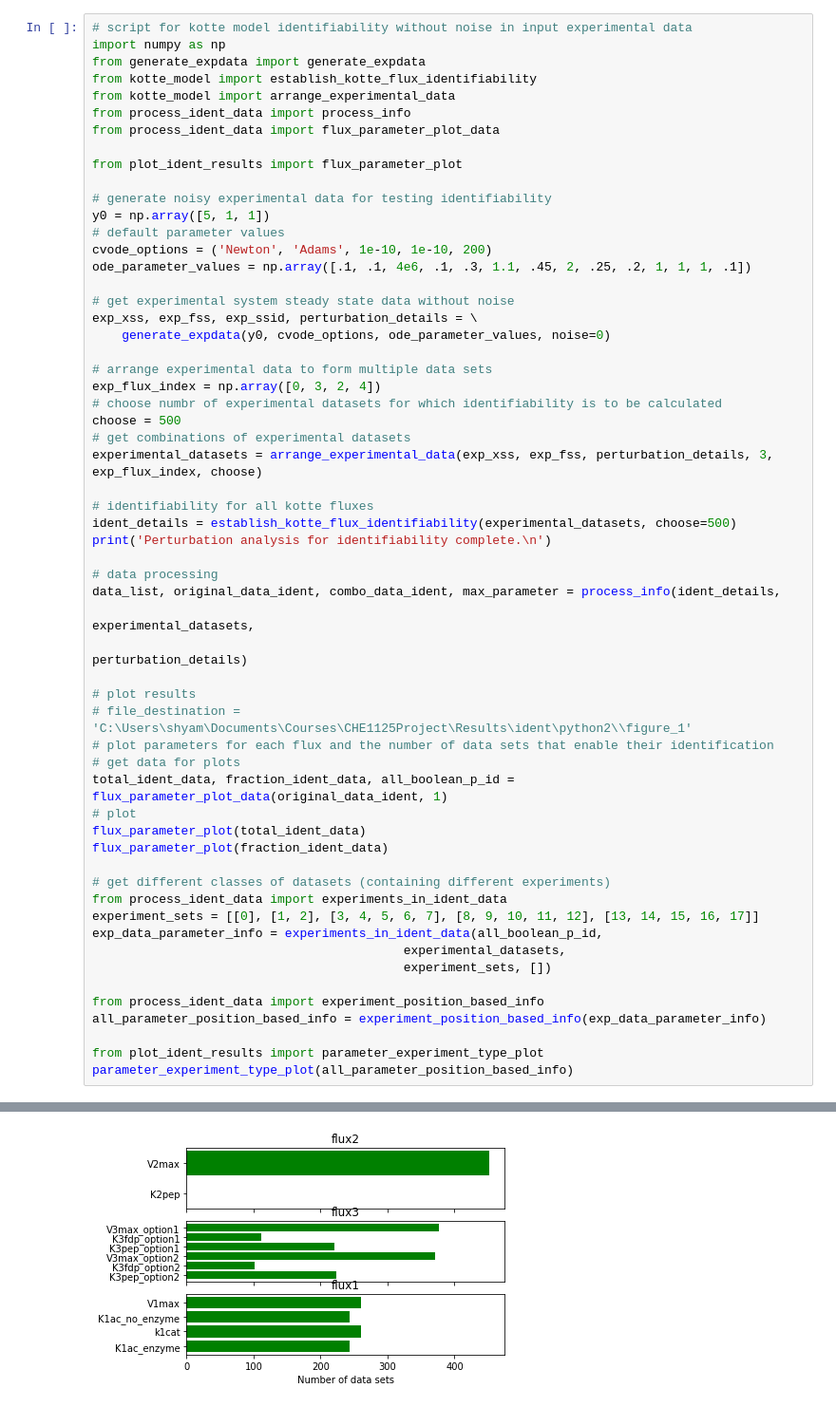
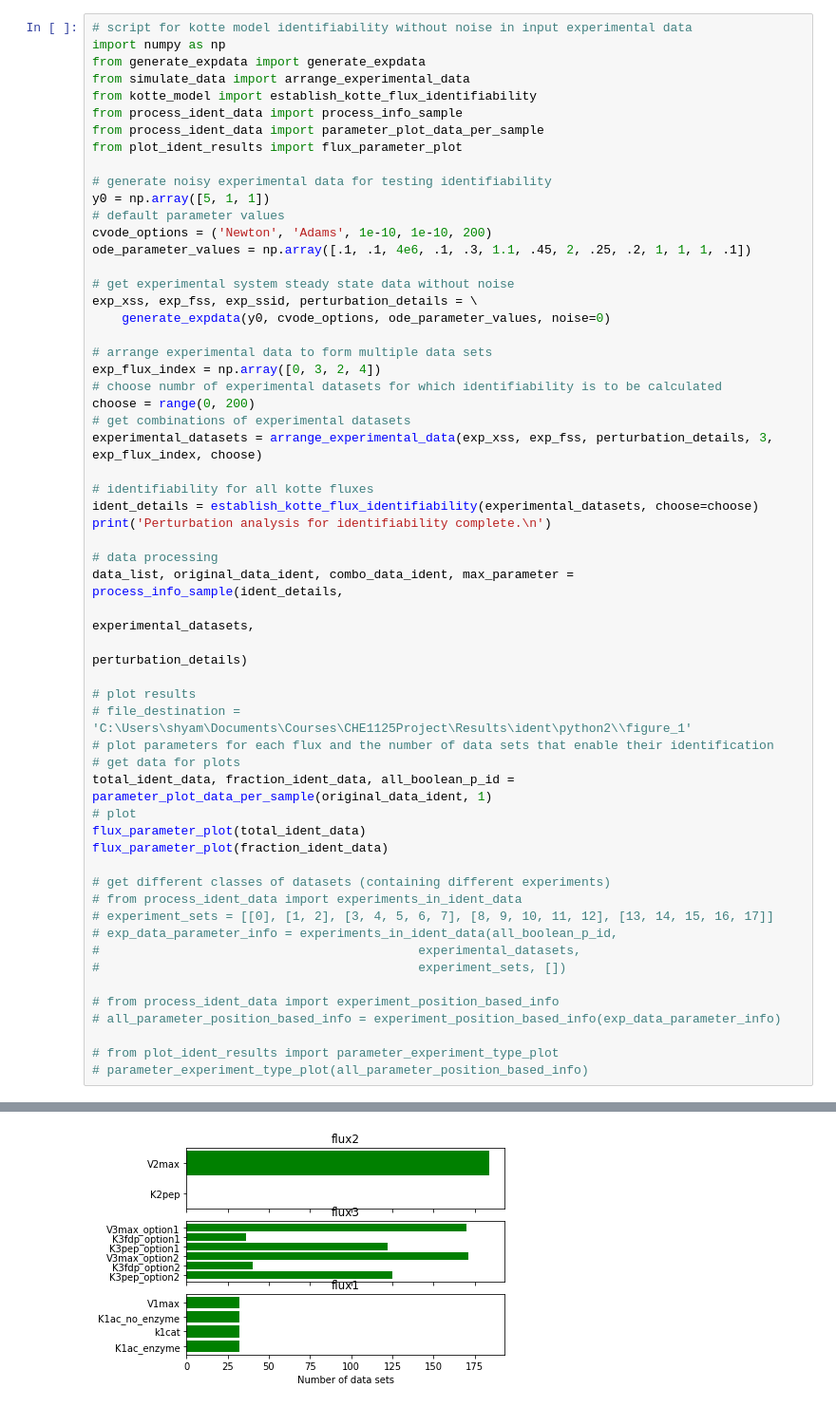
Before and after one commit to shyamsrinivasan/ident, a Jupyter notebook: ident/python2/ss-ident/no_noise.ipynb, the cells around one changed output, grey strips where cells are left out. Shown: that part at 95% size. Drawn from its saved outputs; the diff is of its cells as text.

Commit message:
working version with figure 1 for no noise case - see results cell

```diff
--- a/ident/python2/ss-ident/no_noise.ipynb
+++ b/ident/python2/ss-ident/no_noise.ipynb
@@ -2,11 +2,10 @@
 # script for kotte model identifiability without noise in input experimental data
 import numpy as np
 from generate_expdata import generate_expdata
+from simulate_data import arrange_experimental_data
 from kotte_model import establish_kotte_flux_identifiability
-from kotte_model import arrange_experimental_data
-from process_ident_data import process_info
-from process_ident_data import flux_parameter_plot_data
-
+from process_ident_data import process_info_sample
+from process_ident_data import parameter_plot_data_per_sample
 from plot_ident_results import flux_parameter_plot
 
 # generate noisy experimental data for testing identifiability
@@ -22,40 +21,40 @@ exp_xss, exp_fss, exp_ssid, perturbation_details = \
 # arrange experimental data to form multiple data sets
 exp_flux_index = np.array([0, 3, 2, 4])
 # choose numbr of experimental datasets for which identifiability is to be calculated
-choose = 500
+choose = range(0, 200)
 # get combinations of experimental datasets
 experimental_datasets = arrange_experimental_data(exp_xss, exp_fss, perturbation_details, 3, exp_flux_index, choose)
 
 # identifiability for all kotte fluxes
-ident_details = establish_kotte_flux_identifiability(experimental_datasets, choose=500)
+ident_details = establish_kotte_flux_identifiability(experimental_datasets, choose=choose)
 print('Perturbation analysis for identifiability complete.\n')
 
 # data processing
-data_list, original_data_ident, combo_data_ident, max_parameter = process_info(ident_details,
-                                                                               experimental_datasets,
-                                                                               perturbation_details)
+data_list, original_data_ident, combo_data_ident, max_parameter = process_info_sample(ident_details,
+                                                                                      experimental_datasets,
+                                                                                      perturbation_details)
 
 # plot results
 # file_destination = 'C:\Users\shyam\Documents\Courses\CHE1125Project\Results\ident\python2\\figure_1'
 # plot parameters for each flux and the number of data sets that enable their identification
 # get data for plots
-total_ident_data, fraction_ident_data, all_boolean_p_id = flux_parameter_plot_data(original_data_ident, 1)
+total_ident_data, fraction_ident_data, all_boolean_p_id = parameter_plot_data_per_sample(original_data_ident, 1)
 # plot
 flux_parameter_plot(total_ident_data)
 flux_parameter_plot(fraction_ident_data)
 
 # get different classes of datasets (containing different experiments)
-from process_ident_data import experiments_in_ident_data
-experiment_sets = [[0], [1, 2], [3, 4, 5, 6, 7], [8, 9, 10, 11, 12], [13, 14, 15, 16, 17]]
-exp_data_parameter_info = experiments_in_ident_data(all_boolean_p_id,
-                                          experimental_datasets,
-                                          experiment_sets, [])
+# from process_ident_data import experiments_in_ident_data
+# experiment_sets = [[0], [1, 2], [3, 4, 5, 6, 7], [8, 9, 10, 11, 12], [13, 14, 15, 16, 17]]
+# exp_data_parameter_info = experiments_in_ident_data(all_boolean_p_id,
+#                                           experimental_datasets,
+#                                           experiment_sets, [])
 
-from process_ident_data import experiment_position_based_info
-all_parameter_position_based_info = experiment_position_based_info(exp_data_parameter_info)
+# from process_ident_data import experiment_position_based_info
+# all_parameter_position_based_info = experiment_position_based_info(exp_data_parameter_info)
 
-from plot_ident_results import parameter_experiment_type_plot
-parameter_experiment_type_plot(all_parameter_position_based_info)
+# from plot_ident_results import parameter_experiment_type_plot
+# parameter_experiment_type_plot(all_parameter_position_based_info)
 # %% [output]
 Final Run Statistics: ---
 
@@ -111 +76 @@ Information Processing Complete
-[figure, old version]
+[figure, new version]
```
Also changed, not shown: parts of 1 cell of this notebook.
